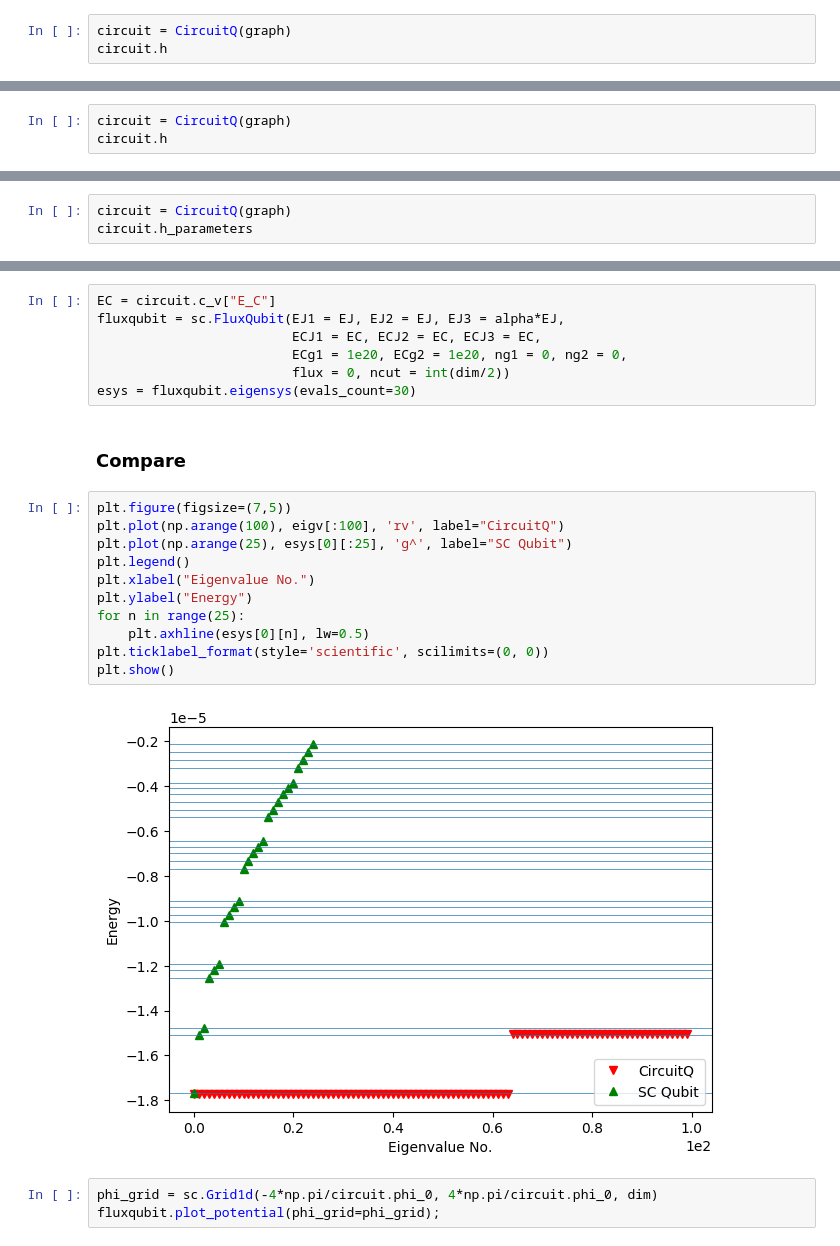
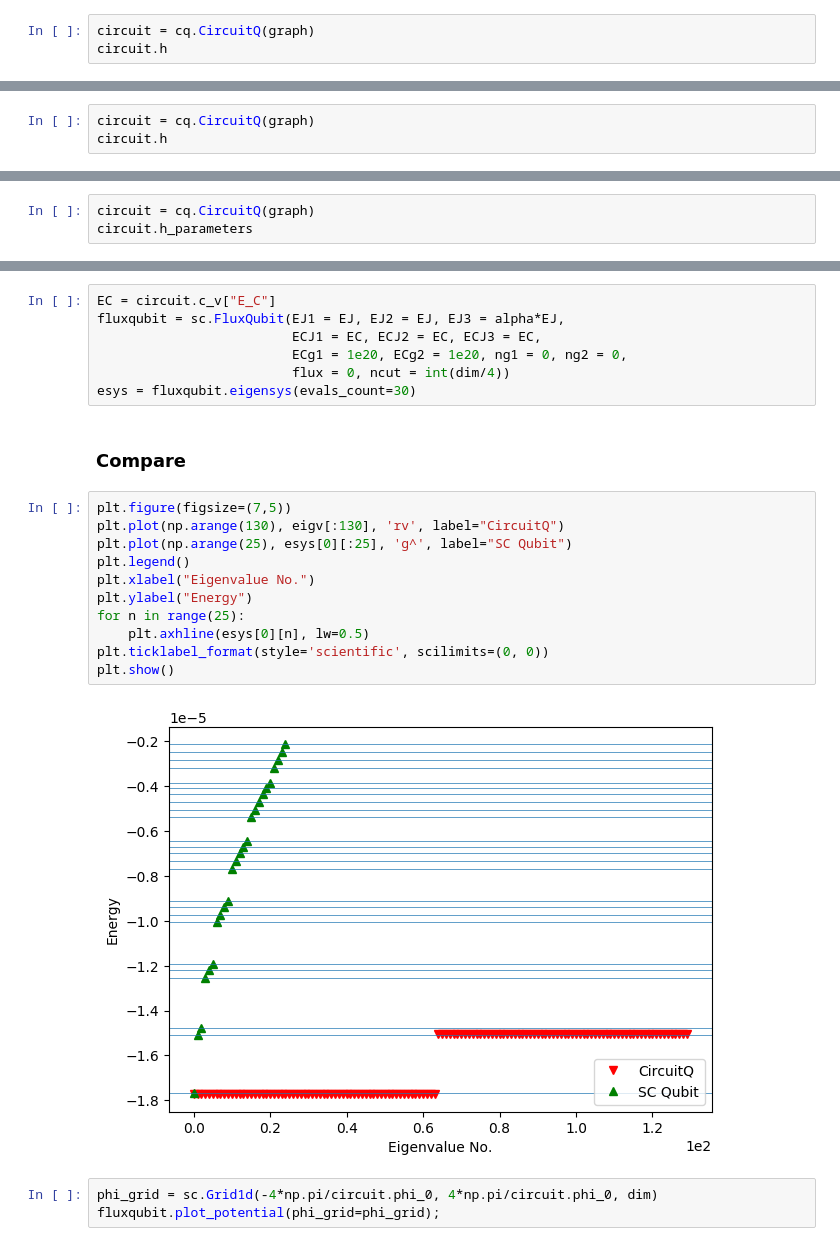
Before and after one commit to PhilippAumann/circuitq, a Jupyter notebook: circuitq_main/notebooks/test_CircuitQ.ipynb, the cells around one changed output, grey strips where cells are left out. Drawn from its saved outputs; the diff is of its cells as text.

```diff
--- a/circuitq_main/notebooks/test_CircuitQ.ipynb
+++ b/circuitq_main/notebooks/test_CircuitQ.ipynb
@@ -67,7 +67,7 @@ graph.add_edge(0,1, element = 'J');
 # %% [markdown]
 #### Symbolic Hamiltonian
 # %%
-circuit = CircuitQ(graph)
+circuit = cq.CircuitQ(graph)
 circuit.h
 # %% [output]
 $\displaystyle - E_{J010} \cos{\left(2.0 \Phi_{1} \right)} + \frac{0.5 q_{1}^{2}}{C_{01}}$
@@ -130,7 +130,7 @@ graph.add_edge(0,1, element = 'L');
 # %% [markdown]
 #### Symbolic Hamiltonian
 # %%
-circuit = CircuitQ(graph)
+circuit = cq.CircuitQ(graph)
 circuit.h
 # %% [output]
 $\displaystyle - E_{J010} \cos{\left(2.0 \Phi_{1} \right)} + \frac{\left(\Phi_{1} + \tilde{\Phi}_{010}\right)^{2}}{2 L_{010}} + \frac{0.5 q_{1}^{2}}{C_{01}}$
@@ -194,7 +194,7 @@ graph.add_edge(0,2, element = 'J');
 # %% [markdown]
 #### Symbolic Hamiltonian
 # %%
-circuit = CircuitQ(graph)
+circuit = cq.CircuitQ(graph)
 circuit.h_parameters
 # %% [output]
 [C_{01}, C_{02}, C_{12}, E_{J010}, E_{J020}, E_{J120}, \tilde{\Phi}_{120}]
@@ -221,23 +221,23 @@ EC = circuit.c_v["E_C"]
 fluxqubit = sc.FluxQubit(EJ1 = EJ, EJ2 = EJ, EJ3 = alpha*EJ,
                          ECJ1 = EC, ECJ2 = EC, ECJ3 = EC,
                          ECg1 = 1e20, ECg2 = 1e20, ng1 = 0, ng2 = 0,
-                         flux = 0, ncut = int(dim/2))
+                         flux = 0, ncut = int(dim/4))
 esys = fluxqubit.eigensys(evals_count=30)
 # %% [markdown]
 ### Compare
 # %%
 plt.figure(figsize=(7,5))
-plt.plot(np.arange(100), eigv[:100], 'rv', label="CircuitQ")
+plt.plot(np.arange(130), eigv[:130], 'rv', label="CircuitQ")
 plt.plot(np.arange(25), esys[0][:25], 'g^', label="SC Qubit")
 plt.legend()
 plt.xlabel("Eigenvalue No.")
 plt.ylabel("Energy")
 for n in range(25):
     plt.axhline(esys[0][n], lw=0.5)
 plt.ticklabel_format(style='scientific', scilimits=(0, 0))
 plt.show()
 # %% [output]
-[figure, old version]
+[figure, new version]
 # %%
 phi_grid = sc.Grid1d(-4*np.pi/circuit.phi_0, 4*np.pi/circuit.phi_0, dim)
 fluxqubit.plot_potential(phi_grid=phi_grid);
```
Also changed, not shown: parts of 2 cells of this notebook, 1 other file.
